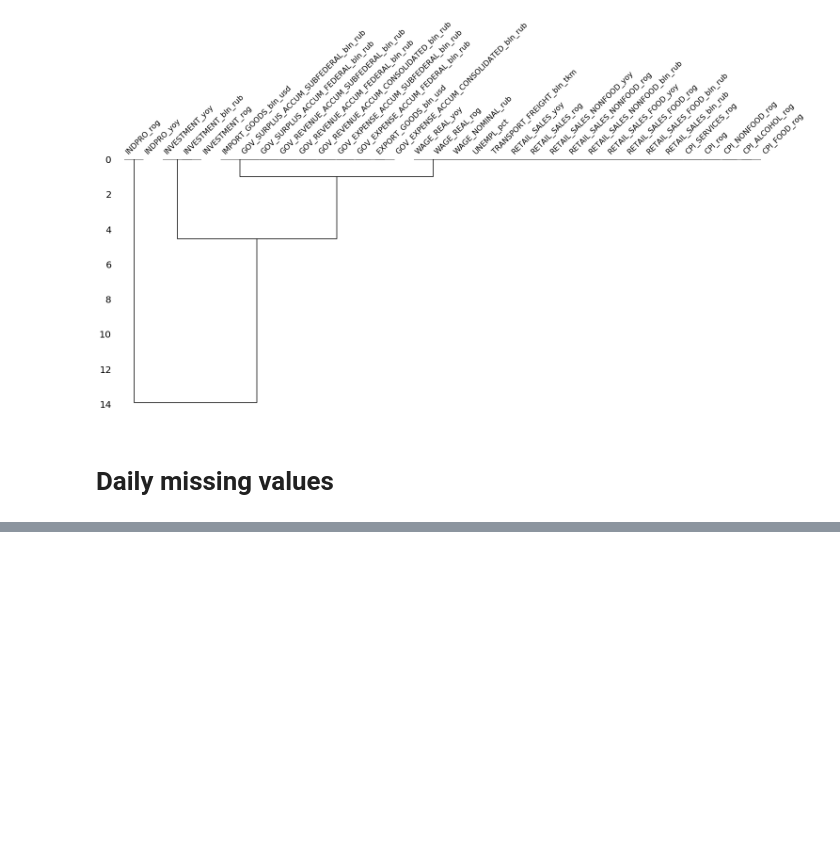
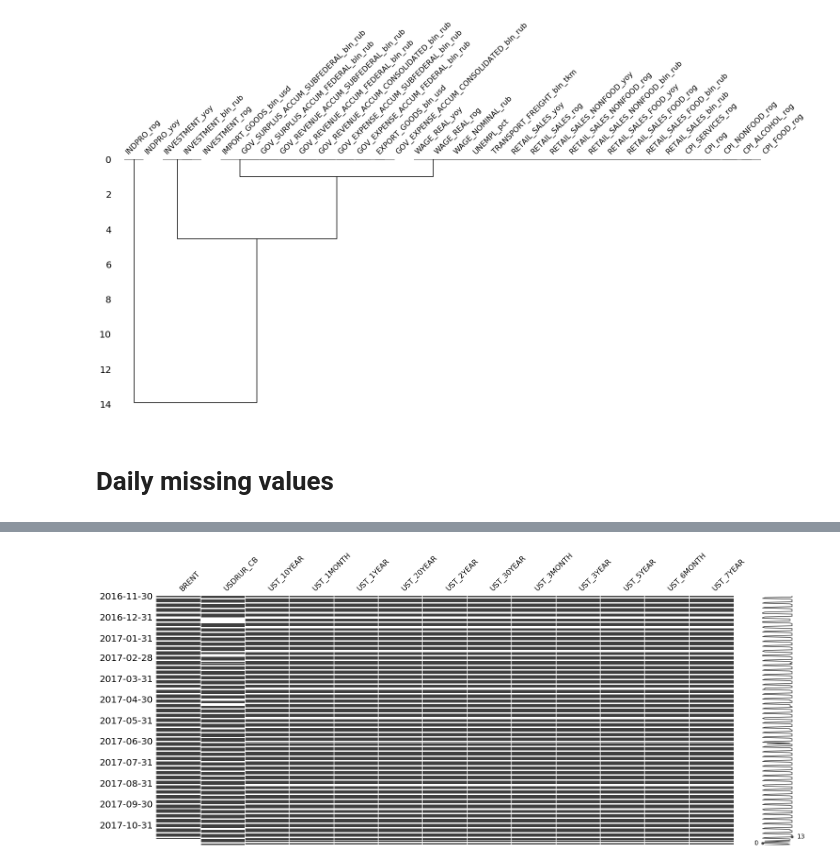
Before and after one commit to mini-kep/datamap, a Jupyter notebook: minikep_missing_values.ipynb, the cells around one changed output, grey strips where cells are left out. Cells and saved outputs as stored; diff of their text form; code cells hidden in the pictures; blank space fills up the shorter version.

```diff
--- a/minikep_missing_values.ipynb
+++ b/minikep_missing_values.ipynb
@@ -74,0 +78,5 @@ msno.matrix(daily)
+# %%
+LAST_YEAR_IN_DAYS = -365
+msno.matrix(daily[LAST_YEAR_IN_DAYS:], freq='M')
+# %% [output]
+[figure, added]
```
Also changed, not shown: parts of 5 cells of this notebook.
